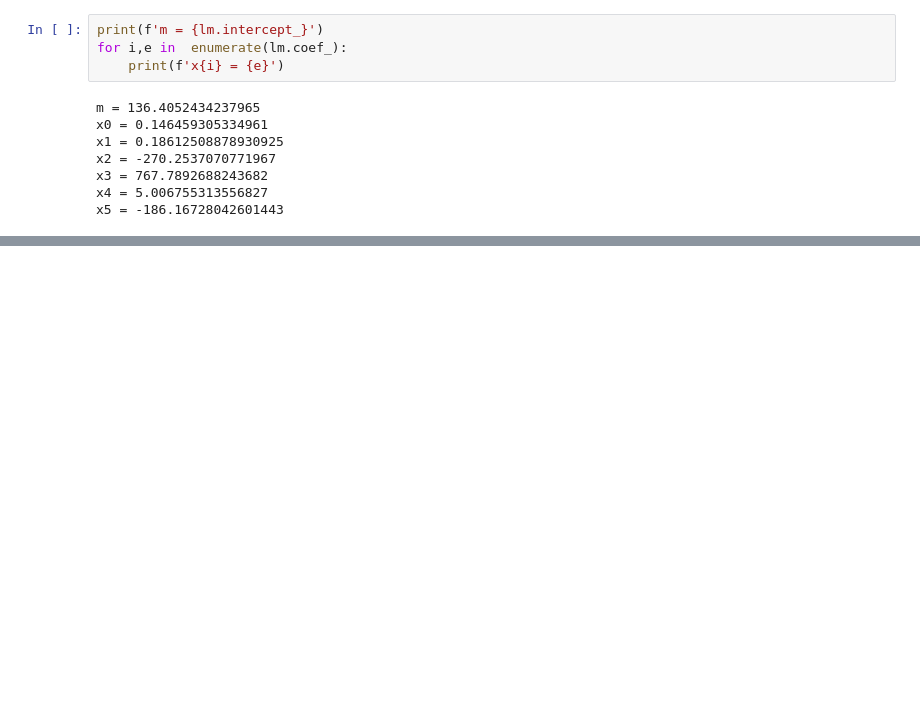
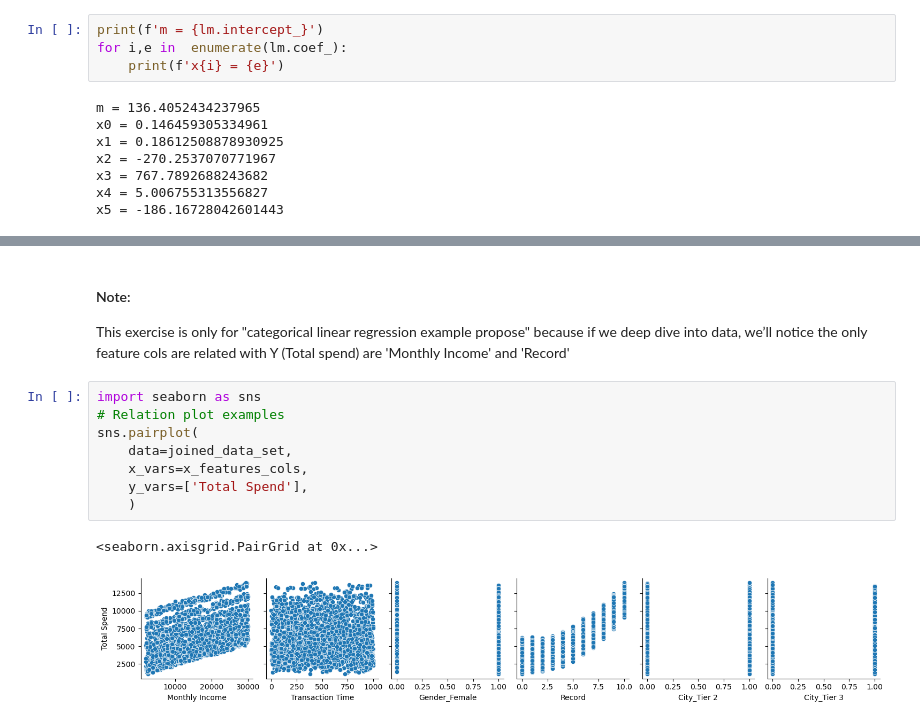
Before and after one commit to Garavirod/data-science, a Jupyter notebook: data-science/linear-regression/simple/categorical-linear-regression.ipynb, the cells around one changed output, grey strips where cells are left out. Saved outputs shown, nothing was run; the diff lists cells and outputs as text; blank space fills up the shorter version.

```diff
--- a/data-science/linear-regression/simple/categorical-linear-regression.ipynb
+++ b/data-science/linear-regression/simple/categorical-linear-regression.ipynb
@@ -258,3 +299,18 @@ print(model)
 # %% [output]
 Regression equation:
 total spend = 136.4052434237965 + (Monthly Income)*0.146459305334961 + (Transaction Time)*0.18612508878930925 + (Gender_Female)*-270.2537070771967 + (Record)*767.7892688243682 + (City_Tier 2)*5.006755 ...
+# %% [markdown]
+#### Note:
+
+This exercise is only for "categorical linear regression example propose" because if we deep dive into data, we’ll notice the only feature cols are related with Y (Total spend) are 'Monthly Income' and 'Record'
+# %%
+import seaborn as sns
+# Relation plot examples
+sns.pairplot(
+    data=joined_data_set,
+    x_vars=x_features_cols,
+    y_vars=['Total Spend'],
+    )
+# %% [output]
+<seaborn.axisgrid.PairGrid at 0x...>
+[figure, added]
```
Also changed, not shown: parts of 12 cells of this notebook, 1 other file.
